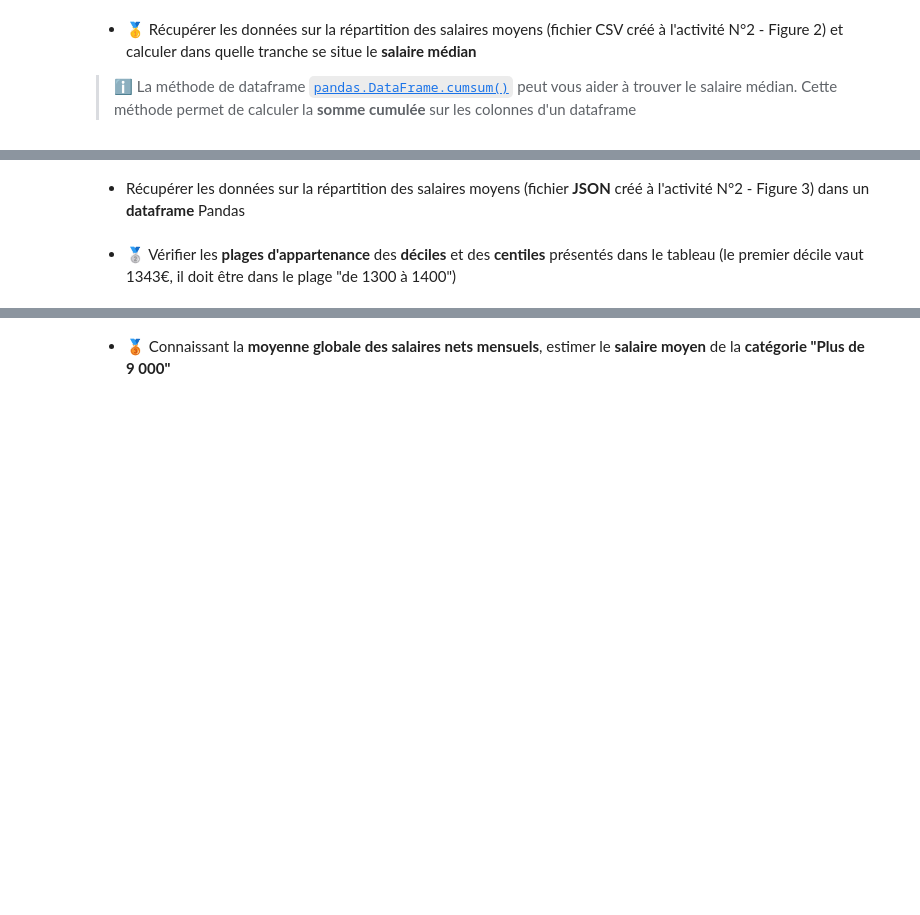
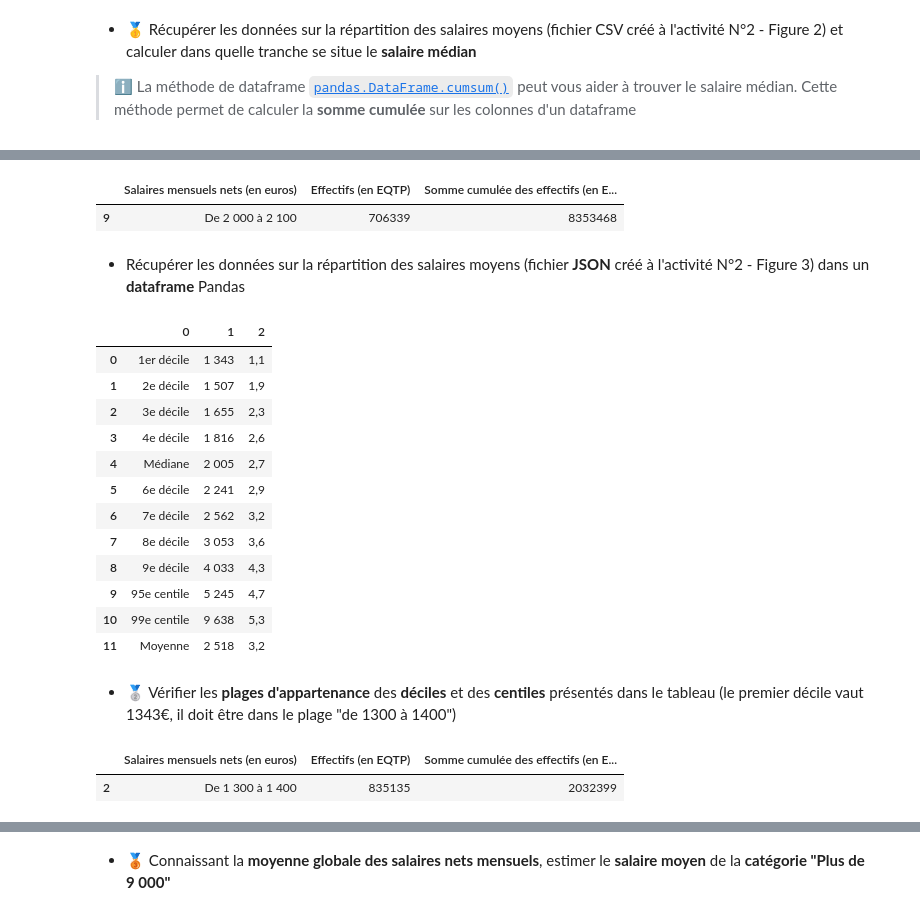
Before and after one commit to Pierre-Loic/Formation-DA-GEM-2022, a Jupyter notebook: Semaine_2_05-12_08-12/Activité_3_mathématiques_pour_analyse_de_données-corrigé.ipynb, the cells around one changed output, grey strips where cells are left out. Saved outputs shown, nothing was run; the diff lists cells and outputs as text; code cells hidden in the pictures; blank space fills up the shorter version.

```diff
--- a/Semaine_2_05-12_08-12/Activité_3_mathématiques_pour_analyse_de_données-corrigé.ipynb
+++ b/Semaine_2_05-12_08-12/Activité_3_mathématiques_pour_analyse_de_données-corrigé.ipynb
@@ -57,8 +93,32 @@ ___
+# %%
+df[df["Effectifs (en EQTP)"].cumsum()>df["Effectifs (en EQTP)"].sum()//2].head(1)
+# %% [output]
+|  | Salaires mensuels nets (en euros) | Effectifs (en EQTP) | Somme cumulée des effectifs (en E... |
+| 9 | De 2 000 à 2 100 | 706339 | 8353468 |
 # %% [markdown]
 - Récupérer les données sur la répartition des salaires moyens (fichier **JSON** créé à l'activité N°2 - Figure 3) dans un **dataframe** Pandas
 # %%
-# A COMPLETER
+df_json = pd.read_json("figure_3.json")
+df_json
+# %% [output]
+|  | 0 | 1 | 2 |
+| 0 | 1er décile | 1 343 | 1,1 |
+| 1 | 2e décile | 1 507 | 1,9 |
+| 2 | 3e décile | 1 655 | 2,3 |
+| 3 | 4e décile | 1 816 | 2,6 |
+| 4 | Médiane | 2 005 | 2,7 |
+| 5 | 6e décile | 2 241 | 2,9 |
+| 6 | 7e décile | 2 562 | 3,2 |
+| 7 | 8e décile | 3 053 | 3,6 |
+| 8 | 9e décile | 4 033 | 4,3 |
+| 9 | 95e centile | 5 245 | 4,7 |
+| 10 | 99e centile | 9 638 | 5,3 |
+| 11 | Moyenne | 2 518 | 3,2 |
 # %% [markdown]
 - 🥈 Vérifier les **plages d'appartenance** des **déciles** et des **centiles** présentés dans le tableau (le premier décile vaut 1343€, il doit être dans le plage "de 1300 à 1400")
 # %%
-# A COMPLETER
+# 1er décile : 1343€
+df[df["Effectifs (en EQTP)"].cumsum()>df["Effectifs (en EQTP)"].sum()//10].head(1)
+# %% [output]
+|  | Salaires mensuels nets (en euros) | Effectifs (en EQTP) | Somme cumulée des effectifs (en E... |
+| 2 | De 1 300 à 1 400 | 835135 | 2032399 |
```
Also changed, not shown: parts of 15 cells of this notebook, 5 other files.
